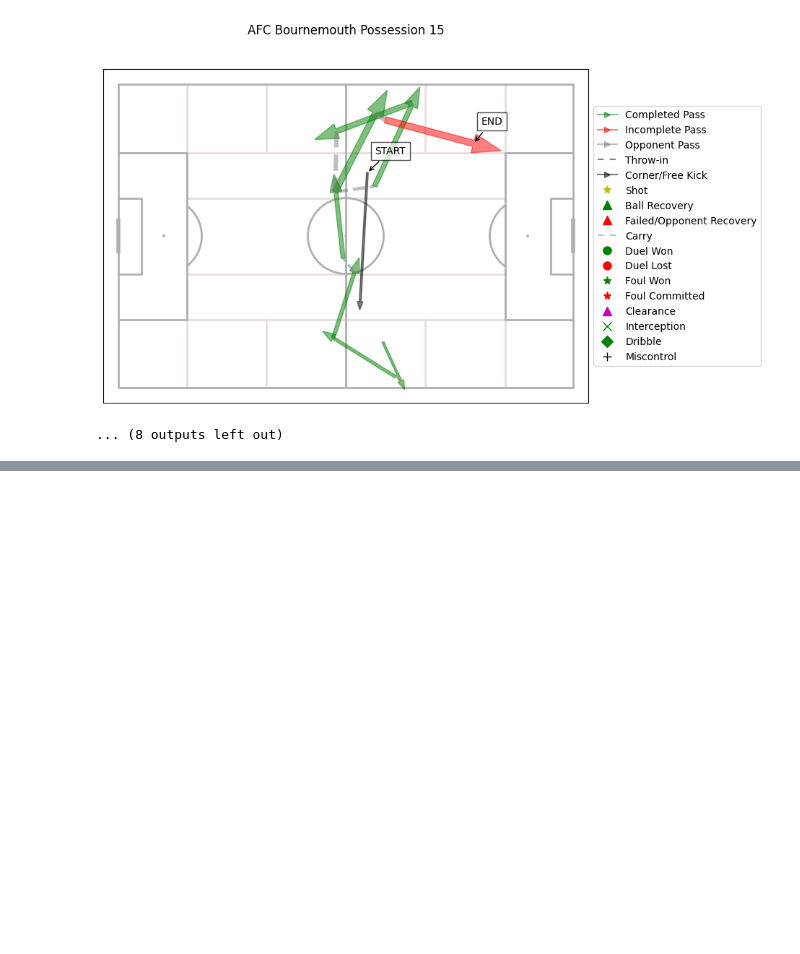
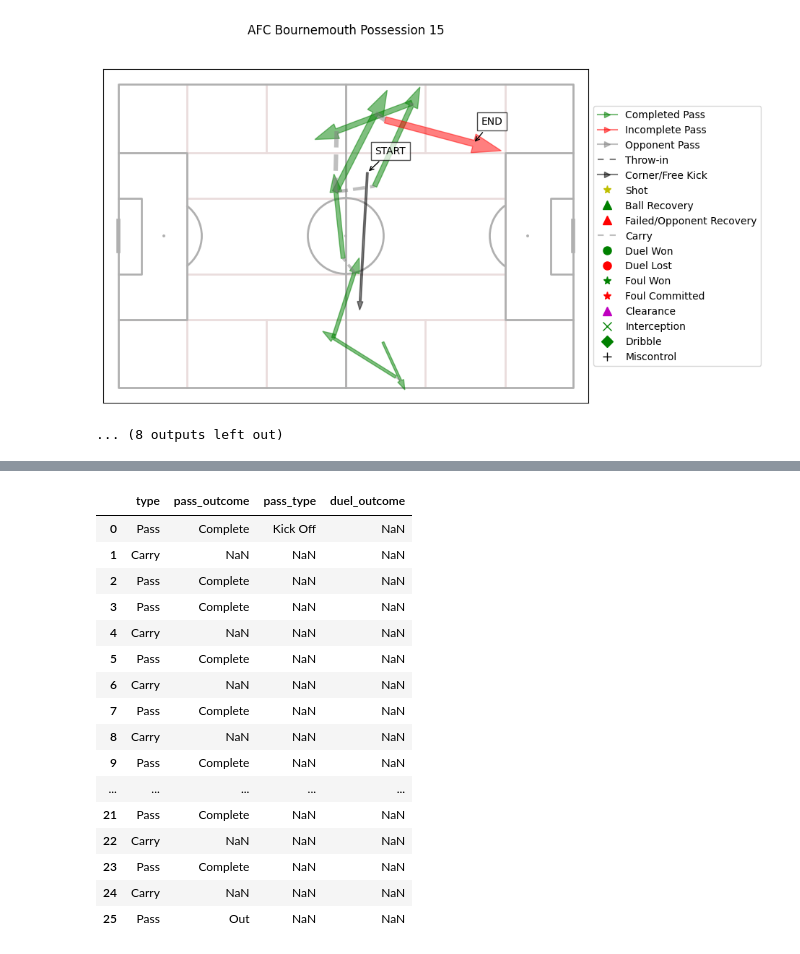
Before and after one commit to zcochran27/Soccer-Events-Analyzed, a Jupyter notebook: explore.ipynb, the cells around one changed output, grey strips where cells are left out. Saved outputs shown, nothing was run; the diff lists cells and outputs as text; code cells hidden in the pictures; blank space fills up the shorter version.

```diff
--- a/explore.ipynb
+++ b/explore.ipynb
@@ -316,0 +337,20 @@ for possession in ordered_events["possession"].unique()[:20]:
+# %%
+ordered_events[ordered_events["possession"]==2][["type","pass_outcome","pass_type","duel_outcome"]]
+# %% [output]
+|  | type | pass_outcome | pass_type | duel_outcome |
+| 0 | Pass | Complete | Kick Off | NaN |
+| 1 | Carry | NaN | NaN | NaN |
+| 2 | Pass | Complete | NaN | NaN |
+| 3 | Pass | Complete | NaN | NaN |
+| 4 | Carry | NaN | NaN | NaN |
+| 5 | Pass | Complete | NaN | NaN |
+| 6 | Carry | NaN | NaN | NaN |
+| 7 | Pass | Complete | NaN | NaN |
+| 8 | Carry | NaN | NaN | NaN |
+| 9 | Pass | Complete | NaN | NaN |
+| ... | ... | ... | ... | ... |
+| 21 | Pass | Complete | NaN | NaN |
+| 22 | Carry | NaN | NaN | NaN |
+| 23 | Pass | Complete | NaN | NaN |
+| 24 | Carry | NaN | NaN | NaN |
+| 25 | Pass | Out | NaN | NaN |
```
Also changed, not shown: parts of 6 cells of this notebook.
